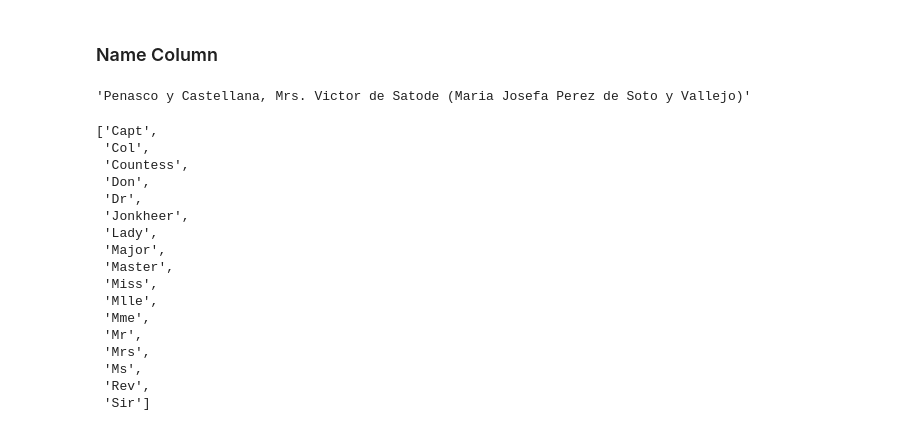
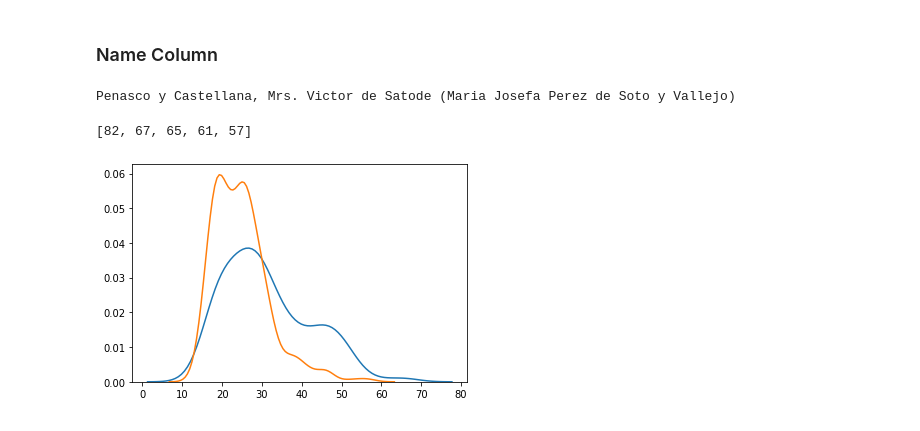
Before and after one commit to csun-data-science-bootcamp-19/Team-6, a Jupyter notebook: titanic-notebook.ipynb, the cells around one changed output. Saved outputs shown, nothing was run; the diff lists cells and outputs as text; code cells hidden in the pictures.

```diff
--- a/titanic-notebook.ipynb
+++ b/titanic-notebook.ipynb
@@ -41,4 +113,6 @@ def nullstat(dataset):
     plt.xlim([0.0, 1.0])
 
 nullstat(titanic)
+titanic.drop(columns=['Ticket', 'Cabin'], inplace=True)
+titanic.head()
 # %% [output]
@@ -88,32 +134,14 @@ masters.describe()
 # %% [markdown]
 ### Name Column
-# %%
-max(titanic['Name'], key=len)
-# %% [output]
-'Penasco y Castellana, Mrs. Victor de Satode (Maria Josefa Perez de Soto y Vallejo)'
-# %%
-import re
-
-find=re.compile(r'(\w+)\.')
-titles=[find.search(i[3]).groups() for i in np.array(titanic) if find.search(i[3])]
-titanic['Title'] = np.array(titles)
-titles = np.unique(titles)
-titles.tolist()
-# %% [output]
-['Capt',
- 'Col',
- 'Countess',
- 'Don',
- 'Dr',
- 'Jonkheer',
- 'Lady',
- 'Major',
- 'Master',
- 'Miss',
- 'Mlle',
- 'Mme',
- 'Mr',
- 'Mrs',
- 'Ms',
- 'Rev',
- 'Sir']
+# %%
+import random as rand
+print(max(titanic['Name'], key=len))
+sname_lengths=[len(i) for i in titanic[titanic.Survived==1]['Name']]
+dname_lengths=[len(i) for i in titanic[titanic.Survived==0]['Name']]
+display(sorted(map(len, titanic['Name'].to_list()), reverse=True)[0:5])
+sns.distplot(rand.sample(sname_lengths, 3*len(sname_lengths)//4), bins=15, hist=False);
+sns.distplot(rand.sample(dname_lengths, 3*len(dname_lengths)//4), bins=15, hist=False);
+# %% [output]
+Penasco y Castellana, Mrs. Victor de Satode (Maria Josefa Perez de Soto y Vallejo)
+[82, 67, 65, 61, 57]
+[figure, added]
```
Also changed, not shown: parts of 13 cells of this notebook, 1 other file.
